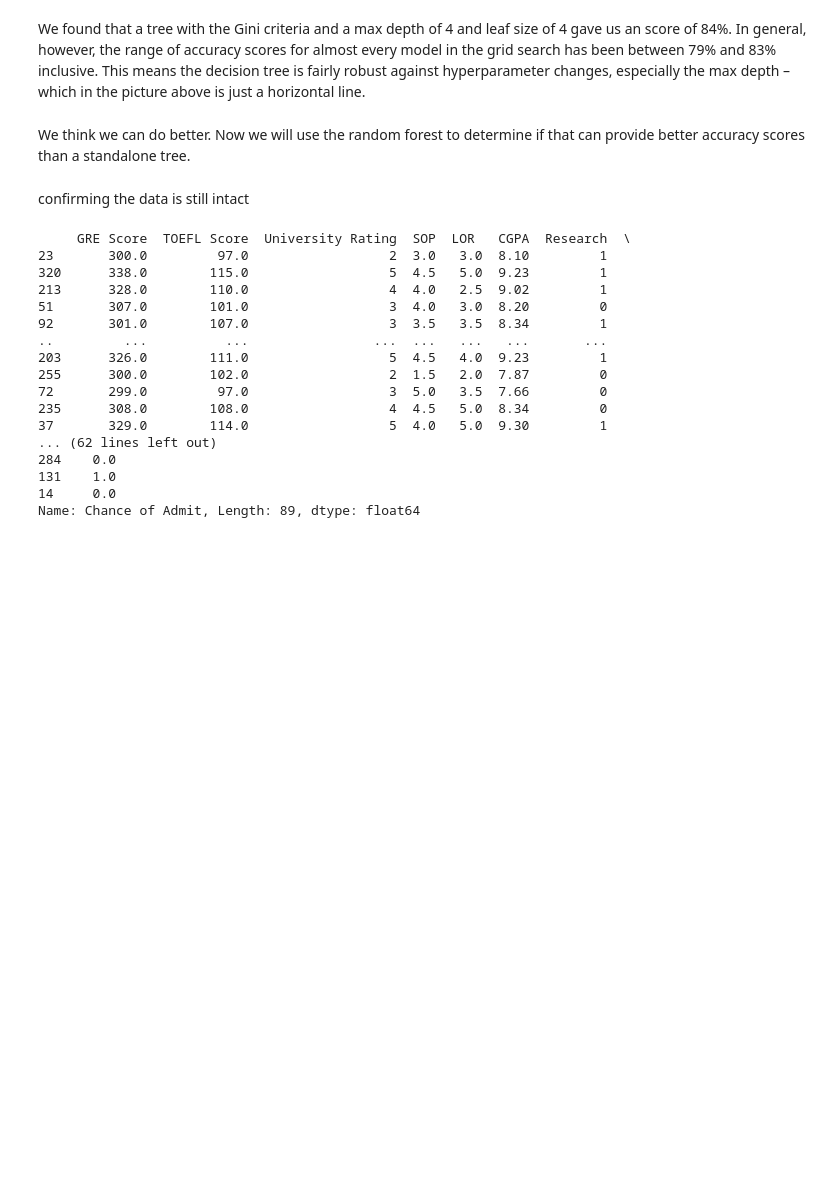
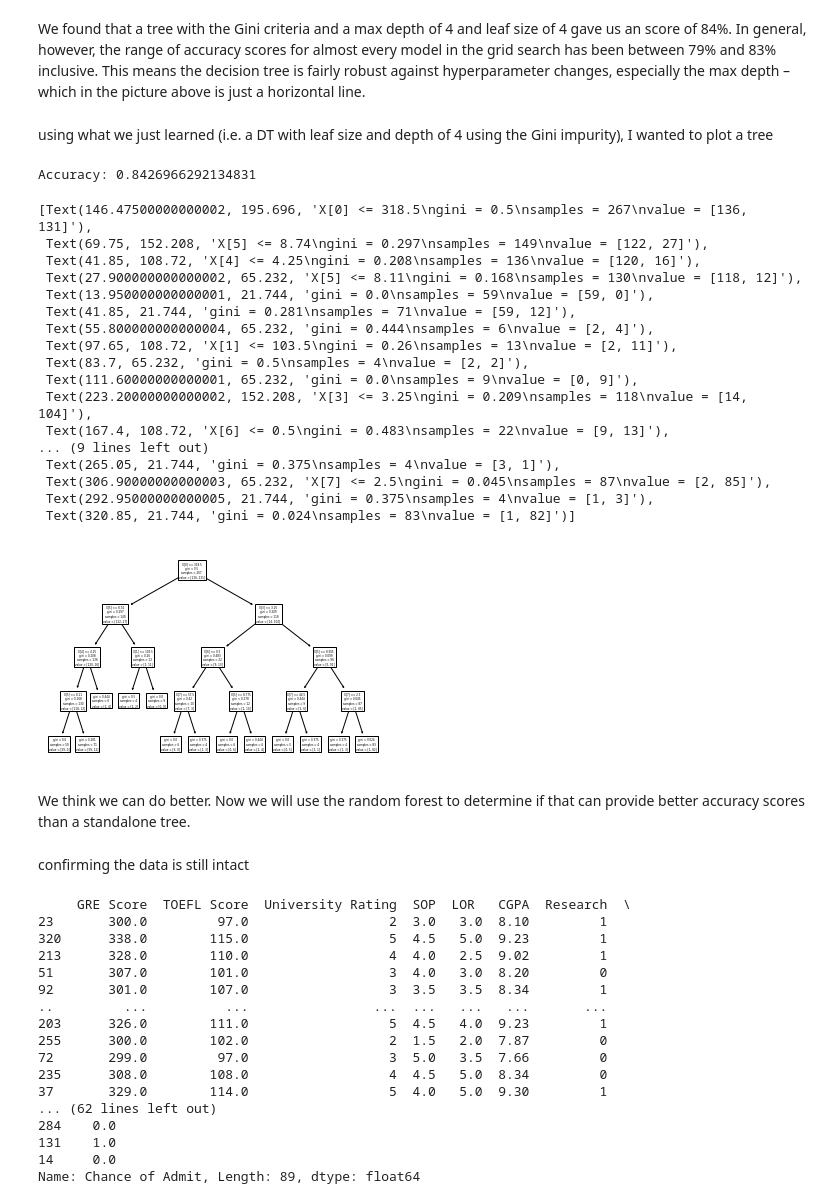
Before and after one commit to tuckert23/test_2, a Jupyter notebook: decision_tree.ipynb, the cells around one changed output. Cells and saved outputs as stored; diff of their text form; code cells hidden in the pictures; blank space fills up the shorter version.

```diff
--- a/decision_tree.ipynb
+++ b/decision_tree.ipynb
@@ -166,6 +171,34 @@ We found that a tree with the Gini criteria and a max depth of 4 and leaf size o
 however, the range of accuracy scores for almost every model in the grid search has been between 79% and 83% inclusive.
 This means the decision tree is fairly robust against hyperparameter changes, especially the max depth – which in the
 picture above is just a horizontal line.
+# %% [markdown]
+using what we just learned (i.e. a DT with leaf size and depth of 4 using the Gini impurity), I wanted to plot a tree
+# %%
+model = DecisionTreeClassifier(criterion='gini', min_samples_leaf=4, max_depth=4)
+model.fit(x_train, y_train)
+y_pred = model.predict(x_test)
+print("Accuracy:", accuracy_score(y_test, y_pred))
+plot_tree(model)
+# %% [output]
+Accuracy: 0.8426966292134831
+[Text(146.47500000000002, 195.696, 'X[0] <= 318.5\ngini = 0.5\nsamples = 267\nvalue = [136, 131]'),
+ Text(69.75, 152.208, 'X[5] <= 8.74\ngini = 0.297\nsamples = 149\nvalue = [122, 27]'),
+ Text(41.85, 108.72, 'X[4] <= 4.25\ngini = 0.208\nsamples = 136\nvalue = [120, 16]'),
+ Text(27.900000000000002, 65.232, 'X[5] <= 8.11\ngini = 0.168\nsamples = 130\nvalue = [118, 12]'),
+ Text(13.950000000000001, 21.744, 'gini = 0.0\nsamples = 59\nvalue = [59, 0]'),
+ Text(41.85, 21.744, 'gini = 0.281\nsamples = 71\nvalue = [59, 12]'),
+ Text(55.800000000000004, 65.232, 'gini = 0.444\nsamples = 6\nvalue = [2, 4]'),
+ Text(97.65, 108.72, 'X[1] <= 103.5\ngini = 0.26\nsamples = 13\nvalue = [2, 11]'),
+ Text(83.7, 65.232, 'gini = 0.5\nsamples = 4\nvalue = [2, 2]'),
+ Text(111.60000000000001, 65.232, 'gini = 0.0\nsamples = 9\nvalue = [0, 9]'),
+ Text(223.20000000000002, 152.208, 'X[3] <= 3.25\ngini = 0.209\nsamples = 118\nvalue = [14, 104]'),
+ Text(167.4, 108.72, 'X[6] <= 0.5\ngini = 0.483\nsamples = 22\nvalue = [9, 13]'),
+... (9 lines left out)
+ Text(265.05, 21.744, 'gini = 0.375\nsamples = 4\nvalue = [3, 1]'),
+ Text(306.90000000000003, 65.232, 'X[7] <= 2.5\ngini = 0.045\nsamples = 87\nvalue = [2, 85]'),
+ Text(292.95000000000005, 21.744, 'gini = 0.375\nsamples = 4\nvalue = [1, 3]'),
+ Text(320.85, 21.744, 'gini = 0.024\nsamples = 83\nvalue = [1, 82]')]
+[figure, added]
 # %% [markdown]
 We think we can do better. Now we will use the random forest to determine if that can provide better accuracy scores
 than a standalone tree.
```
Also changed, not shown: parts of 4 cells of this notebook.
